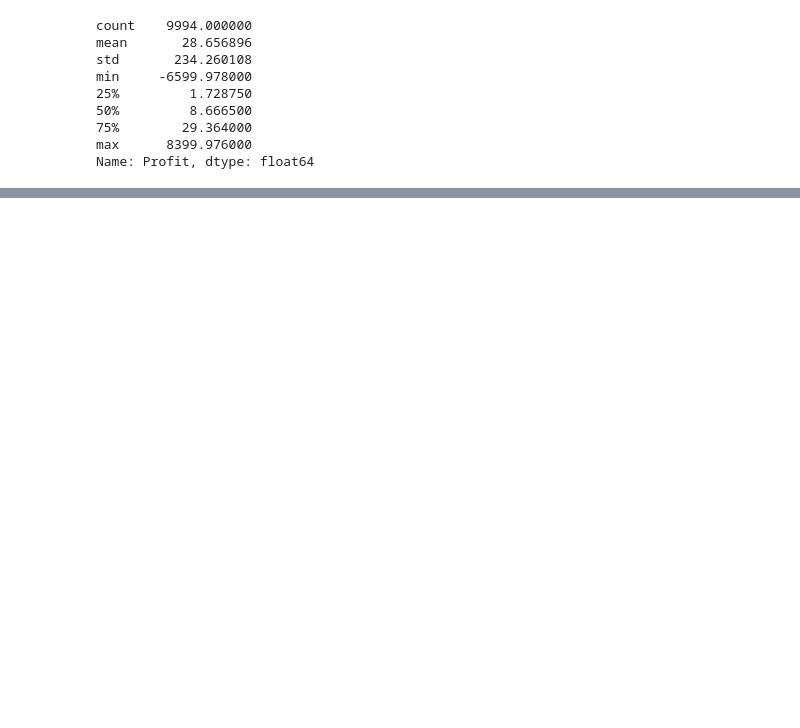
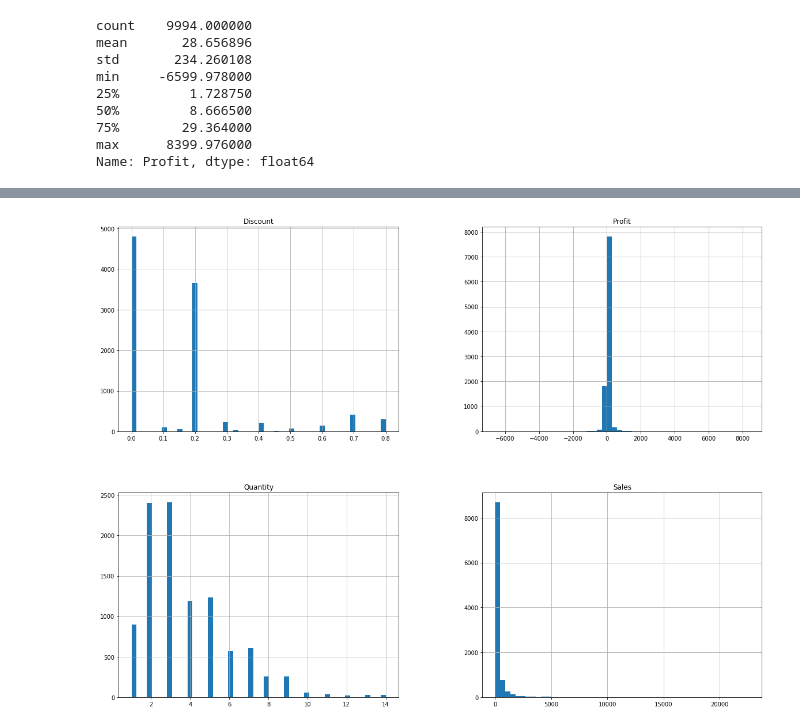
Before and after one commit to nouaim/businessanalytics, a Jupyter notebook: project3.ipynb, the cells around one changed output, grey strips where cells are left out. Saved outputs shown, nothing was run; the diff lists cells and outputs as text; code cells hidden in the pictures; blank space fills up the shorter version.

```diff
--- a/project3.ipynb
+++ b/project3.ipynb
@@ -73,0 +93,3 @@ Name: Profit, dtype: float64
+# %%
+col=['Postal Code']
+df=data.drop(columns=col,axis=1)
@@ -73,0 +107,5 @@ Name: Profit, dtype: float64
+# %%
+df.hist(bins=50 ,figsize=(20,15))
+plt.show()
+# %% [output]
+[figure, added]
```
Also changed, not shown: parts of 14 cells of this notebook.
